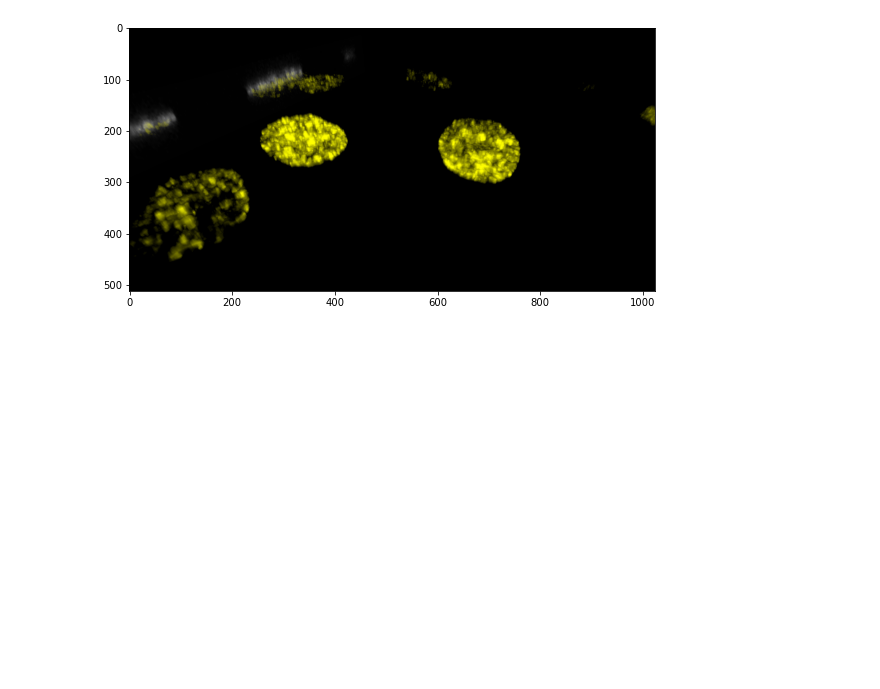
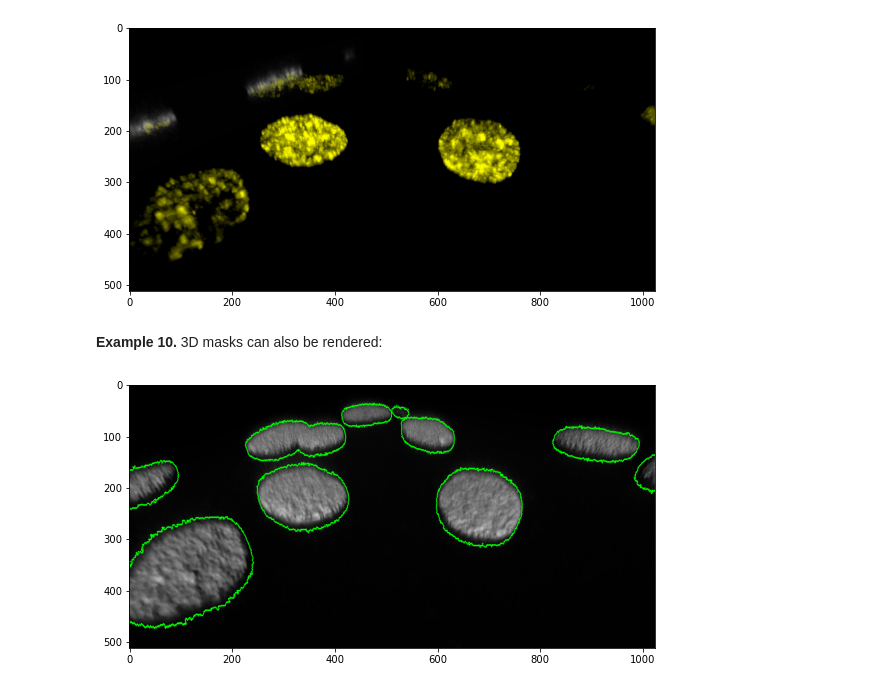
Before and after one commit to kostrykin/CarnaPy, a Jupyter notebook: examples/kalinin2018.ipynb, the cells around one changed output. Saved outputs shown, nothing was run; the diff lists cells and outputs as text; code cells hidden in the pictures; blank space fills up the shorter version.

Commit message:
adds support for mask rendering

```diff
--- a/examples/kalinin2018.ipynb
+++ b/examples/kalinin2018.ipynb
@@ -208,3 +209,17 @@ imshow(rc.result)
 tight_layout()
 # %% [output]
 [figure]
+# %% [markdown]
+**Example 10.** 3D masks can also be rendered:
+# %%
+with cpy.SingleFrameContext((512, 1024), fov=90, near=1, far=1000) as rc:
+    rc.volume(data, spacing=spacing, normals=True, fmt_hint='uint8') ## declaration of the volume data
+    rc.dvr(translucency=2, sample_rate=500)
+    rc.camera.rotate((1,1,0), 35, 'deg').rotate((1,0,0), 15, 'deg').translate(-50, 0, 250).rotate((0,0,1), 35, 'deg')
+    rc.mask(ndi.label(ndi.binary_opening(data > 0.06))[0], 'borders-on-top', spacing=spacing)
+
+figure(figsize=(8,6))
+imshow(rc.result)
+tight_layout()
+# %% [output]
+[figure, added]
```
Also changed, not shown: parts of 3 cells of this notebook, 14 other files.
